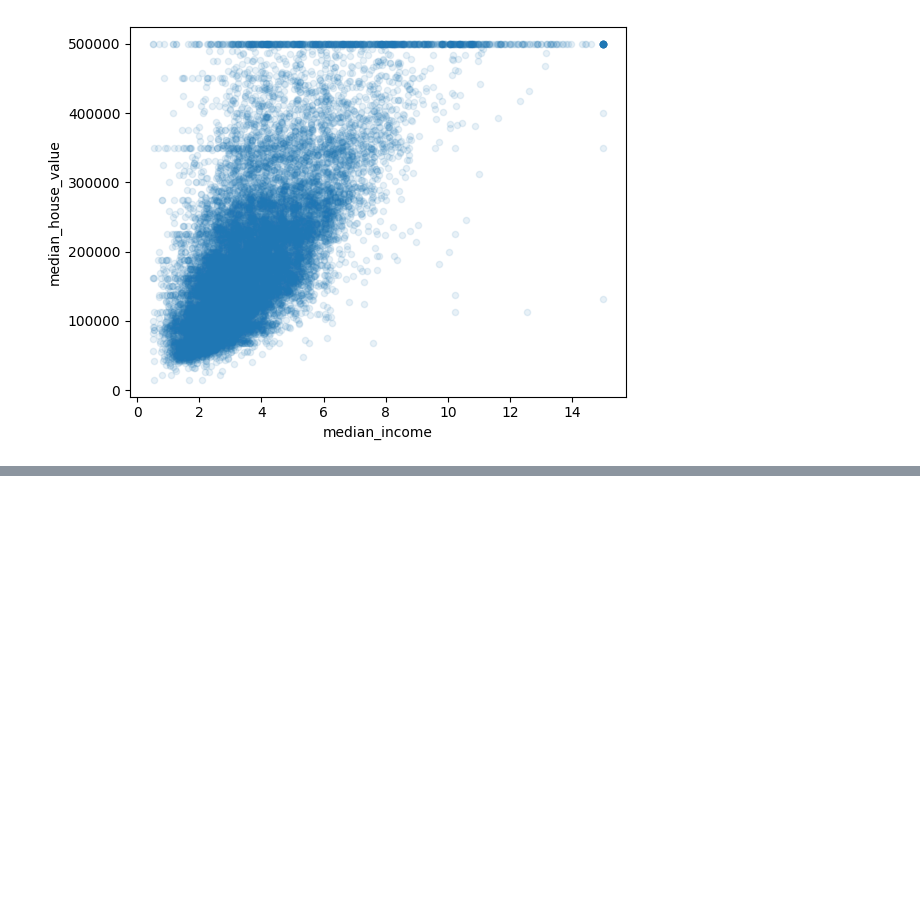
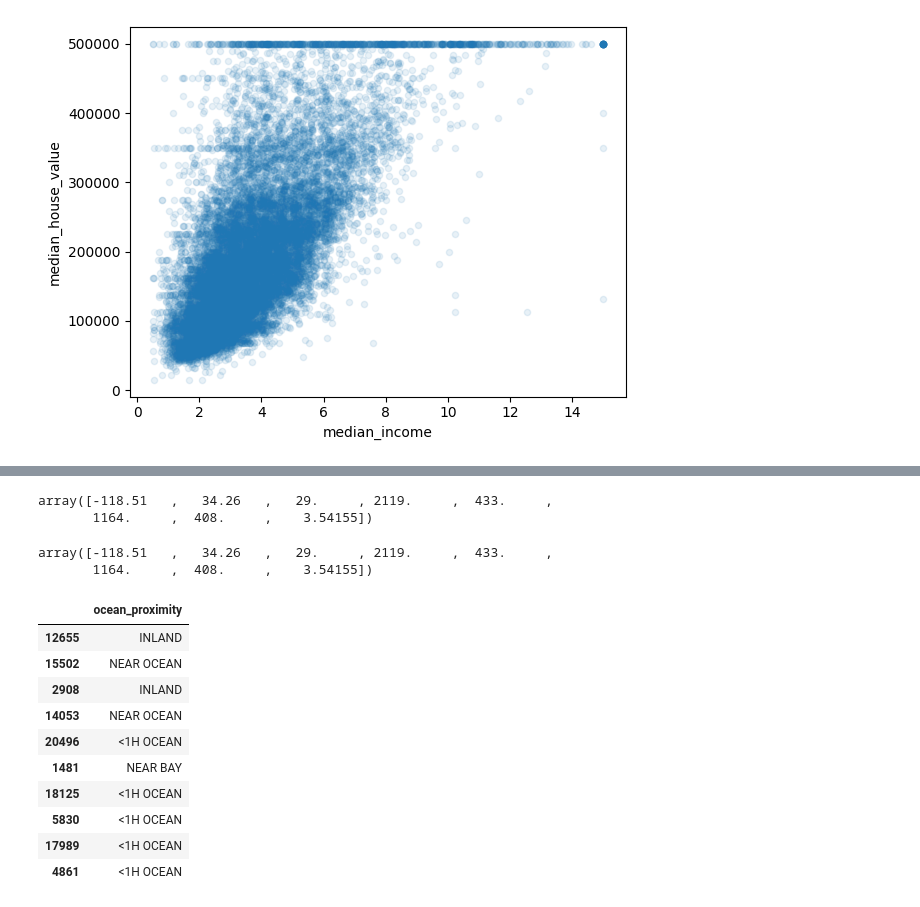
Before and after one commit to mavenrank/ca-housing-pricing-project, a Jupyter notebook: dataSet.ipynb, the cells around one changed output, grey strips where cells are left out. Saved outputs shown, nothing was run; the diff lists cells and outputs as text; code cells hidden in the pictures; blank space fills up the shorter version.

```diff
--- a/dataSet.ipynb
+++ b/dataSet.ipynb
@@ -206,0 +220,8 @@ housing["population_per_household"]=housing["population"]/housing["households"]
+# %%
+housing = strat_train_set.drop("median_house_value", axis=1)
+housing_labels = strat_train_set["median_house_value"].copy()
+# %%
+housing.dropna(subset=["total_bedrooms"]) # option 1
+housing.drop("total_bedrooms", axis=1) # option 2
+median = housing["total_bedrooms"].median() # option 3
+housing["total_bedrooms"].fillna(median, inplace=True)
@@ -206,0 +235,31 @@ housing["population_per_household"]=housing["population"]/housing["households"]
+# %%
+from sklearn.impute import SimpleImputer
+imputer = SimpleImputer(strategy="median")
+housing_num = housing.drop("ocean_proximity", axis=1)
+imputer.fit(housing_num)
+imputer.statistics_
+# %% [output]
+array([-118.51   ,   34.26   ,   29.     , 2119.     ,  433.     ,
+       1164.     ,  408.     ,    3.54155])
+# %%
+housing_num.median().values
+# %% [output]
+array([-118.51   ,   34.26   ,   29.     , 2119.     ,  433.     ,
+       1164.     ,  408.     ,    3.54155])
+# %%
+X = imputer.transform(housing_num)
+housing_tr = pd.DataFrame(X, columns=housing_num.columns)
+housing_cat = housing[["ocean_proximity"]]
+housing_cat.head(10)
+# %% [output]
+|  | ocean_proximity |
+| 12655 | INLAND |
+| 15502 | NEAR OCEAN |
+| 2908 | INLAND |
+| 14053 | NEAR OCEAN |
+| 20496 | <1H OCEAN |
+| 1481 | NEAR BAY |
+| 18125 | <1H OCEAN |
+| 5830 | <1H OCEAN |
+| 17989 | <1H OCEAN |
+| 4861 | <1H OCEAN |
```
Also changed, not shown: parts of 35 cells of this notebook.
